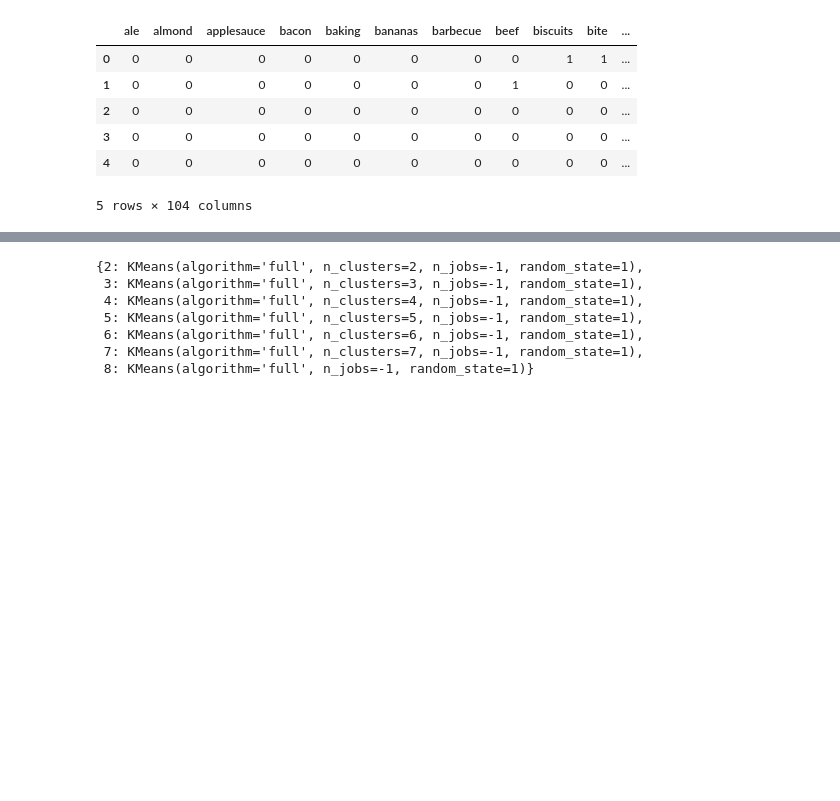
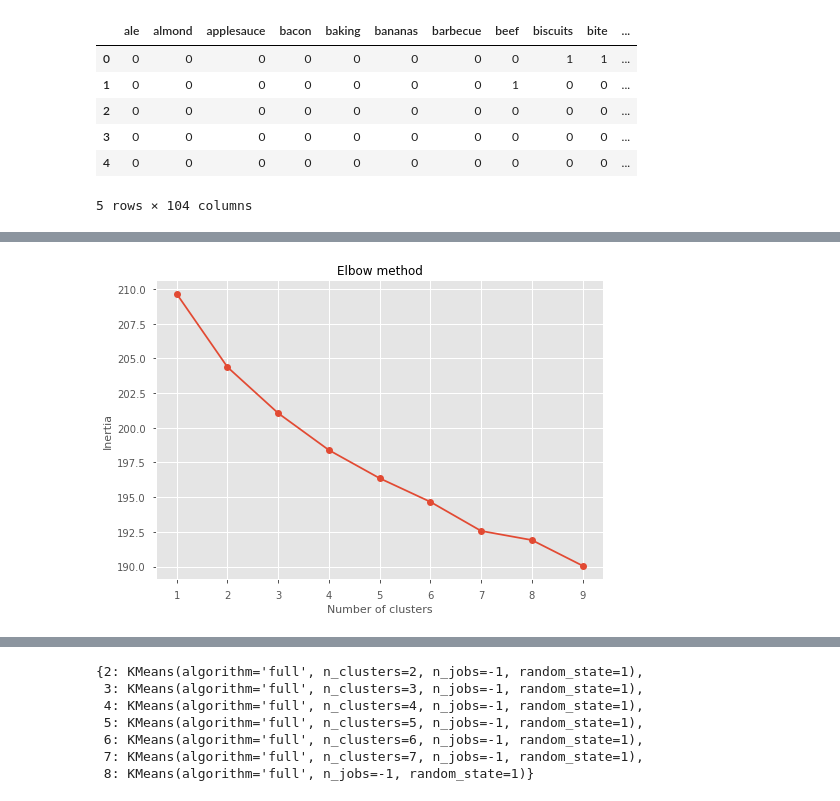
Before and after one commit to MonikaSinghGit/Recipe_Recommendation, a Jupyter notebook: EDA -KNN recipe capstone.ipynb, the cells around one changed output, grey strips where cells are left out. Cells and saved outputs as stored; diff of their text form; code cells hidden in the pictures; blank space fills up the shorter version.

```diff
--- a/EDA -KNN recipe capstone.ipynb
+++ b/EDA -KNN recipe capstone.ipynb
@@ -226,0 +306,4 @@ final_df.T.nlargest(10, 0)
+# %%
+plot_inertia(kmeans, final_df, range(1, 10))
+# %% [output]
+[figure, added]
```
Also changed, not shown: parts of 42 cells of this notebook, 4 other files.
